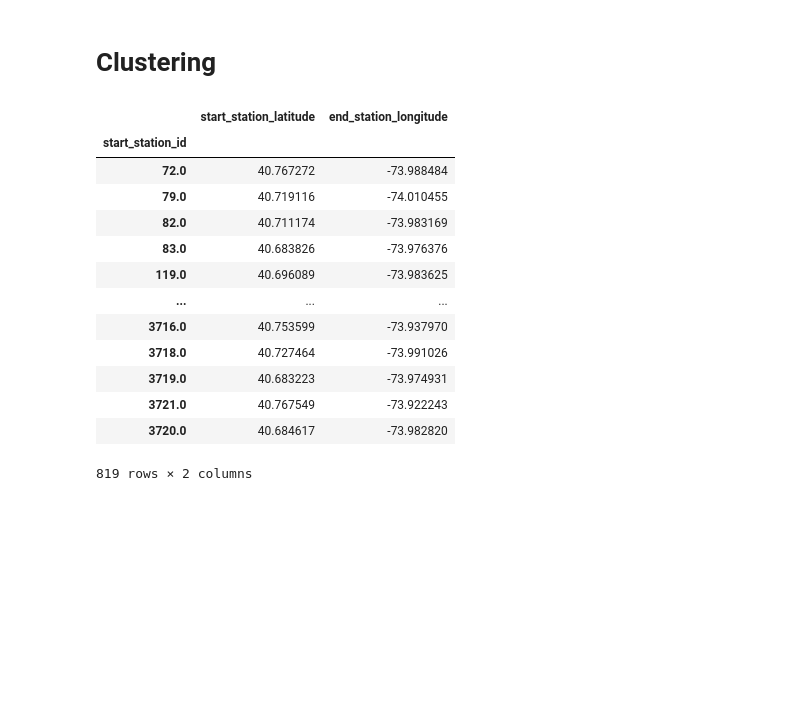
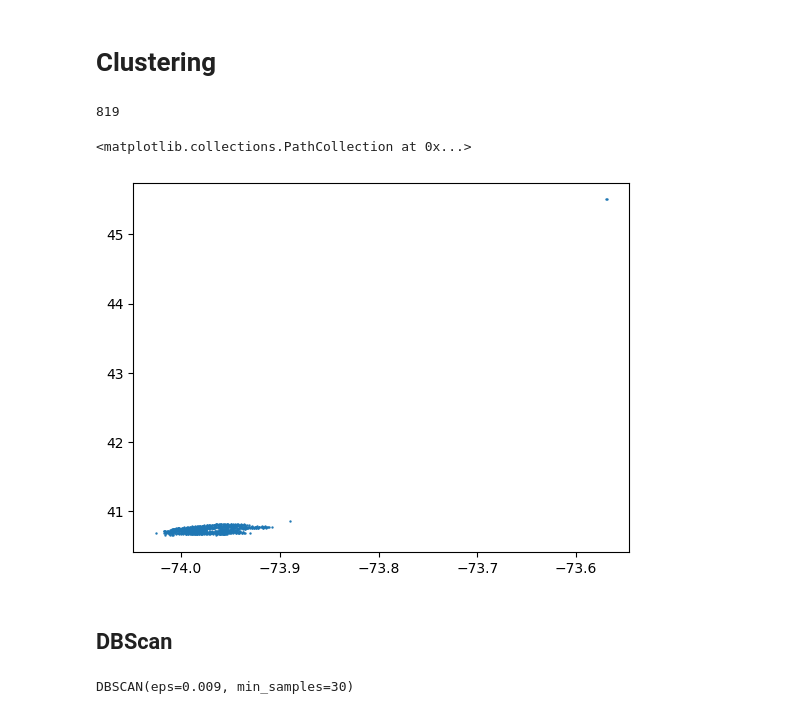
Before and after one commit to katrinemariepedersen/Business_analytics_project, a Jupyter notebook: Load_of_dat.ipynb, the cells around one changed output. Drawn from its saved outputs; the diff is of its cells as text; code cells hidden in the pictures; blank space fills up the shorter version.

Commit message:
Clustering

```diff
--- a/Load_of_dat.ipynb
+++ b/Load_of_dat.ipynb
@@ -88,20 +88,23 @@ dtype: object
 # %% [markdown]
 # Clustering
 # %%
-new_df = f.drop_duplicates(subset='start_station_id')[['start_station_id', 'start_station_latitude', 'end_station_longitude']]
-new_df.set_index("start_station_id")
+new_df = f.drop_duplicates(subset='start_station_id')[['start_station_id', 'start_station_latitude', 'start_station_longitude']]
+new_df = new_df.set_index("start_station_id")
-# %% [output]
-|  | start_station_latitude | end_station_longitude |
-| start_station_id |  |  |
-| 72.0 | 40.767272 | -73.988484 |
-| 79.0 | 40.719116 | -74.010455 |
-| 82.0 | 40.711174 | -73.983169 |
-| 83.0 | 40.683826 | -73.976376 |
-| 119.0 | 40.696089 | -73.983625 |
-| ... | ... | ... |
-| 3716.0 | 40.753599 | -73.937970 |
-| 3718.0 | 40.727464 | -73.991026 |
-| 3719.0 | 40.683223 | -73.974931 |
-| 3721.0 | 40.767549 | -73.922243 |
-| 3720.0 | 40.684617 | -73.982820 |
-819 rows × 2 columns
+# %%
+x=new_df[['start_station_longitude', 'start_station_latitude']]
+len(x)
+# %% [output]
+819
+# %%
+plt.scatter(x['start_station_longitude'],x['start_station_latitude'],s=0.5)
+# %% [output]
+<matplotlib.collections.PathCollection at 0x...>
+[figure, added]
+# %% [markdown]
+## DBScan
+# %%
+from sklearn.cluster import DBSCAN
+dbs=DBSCAN(min_samples=30, eps=0.009)
+dbs.fit(x)
+# %% [output]
+DBSCAN(eps=0.009, min_samples=30)
```
Also changed, not shown: parts of 8 cells of this notebook.
